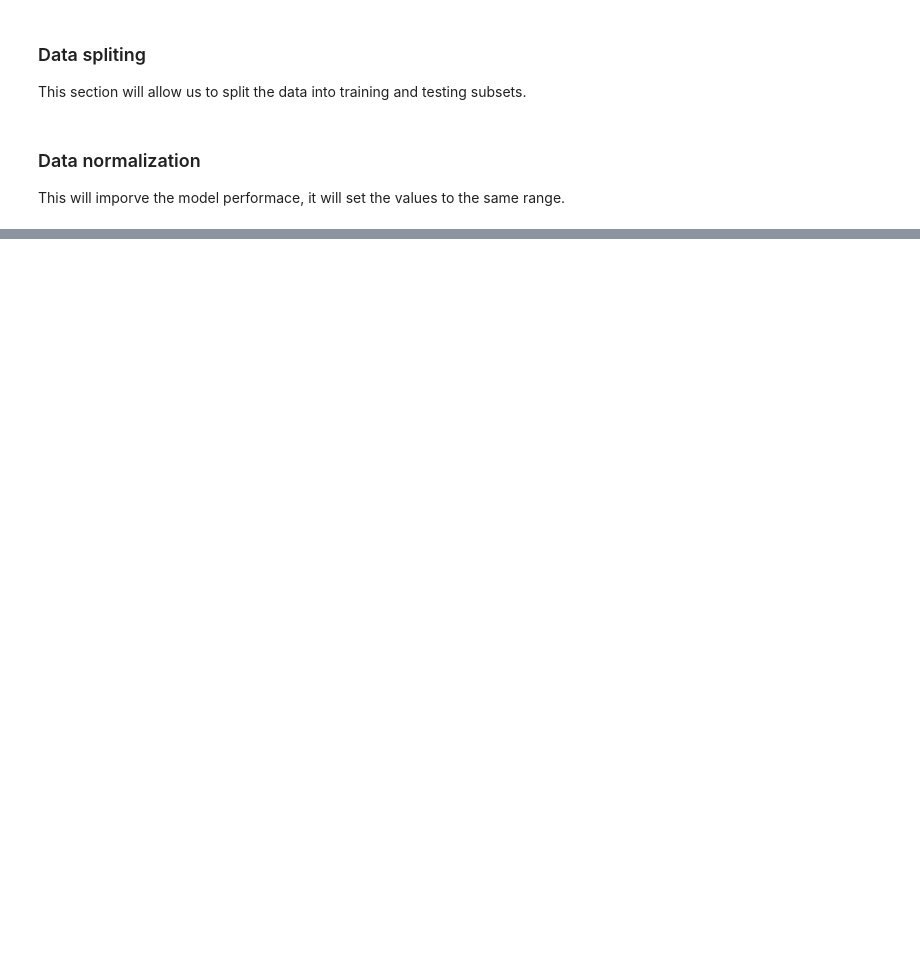
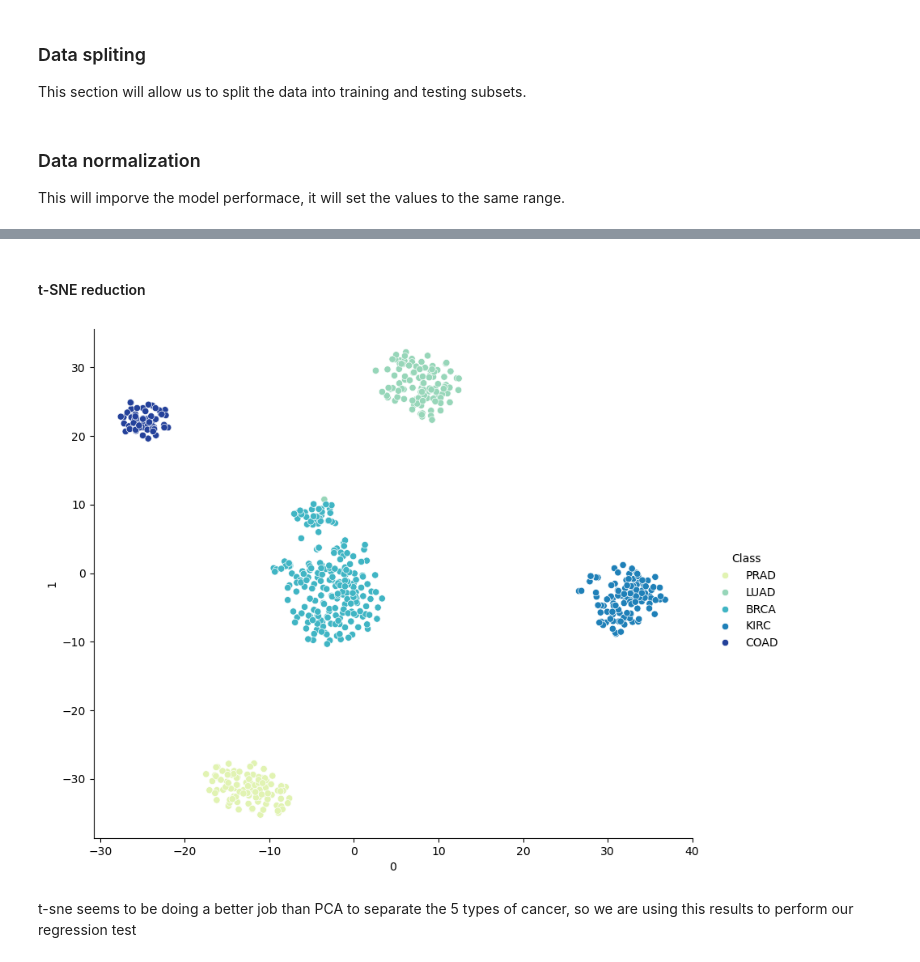
Before and after one commit to monicarojasp/team_project, a Jupyter notebook: reports/team_project1.ipynb, the cells around one changed output, grey strips where cells are left out. Saved outputs shown, nothing was run; the diff lists cells and outputs as text; code cells hidden in the pictures; blank space fills up the shorter version.

```diff
--- a/reports/team_project1.ipynb
+++ b/reports/team_project1.ipynb
@@ -240 +348,12 @@ plt.show()
+# %% [markdown]
+#### t-SNE reduction
+# %%
+X_tsne = TSNE(n_components=2).fit_transform(X)
+X_tsne = pd.DataFrame(data = X_tsne)
+X_tsne = pd.concat([X_tsne.reset_index().drop(['index'],axis=1),Y.reset_index().drop(['index'],axis=1)], axis=1)
+
+sns.pairplot(x_vars=0, y_vars=1, data=X_tsne, hue="Class",palette="YlGnBu",size=7,aspect=1.2)
+plt.show()
+# %% [output]
+[figure, added]
 # %%
@@ -279,0 +365,2 @@ plt.show()
+# %% [markdown]
+t-sne seems to be doing a better job than PCA to separate the 5 types of cancer, so we are using this results to perform our regression test
```
Also changed, not shown: parts of 41 cells of this notebook.
